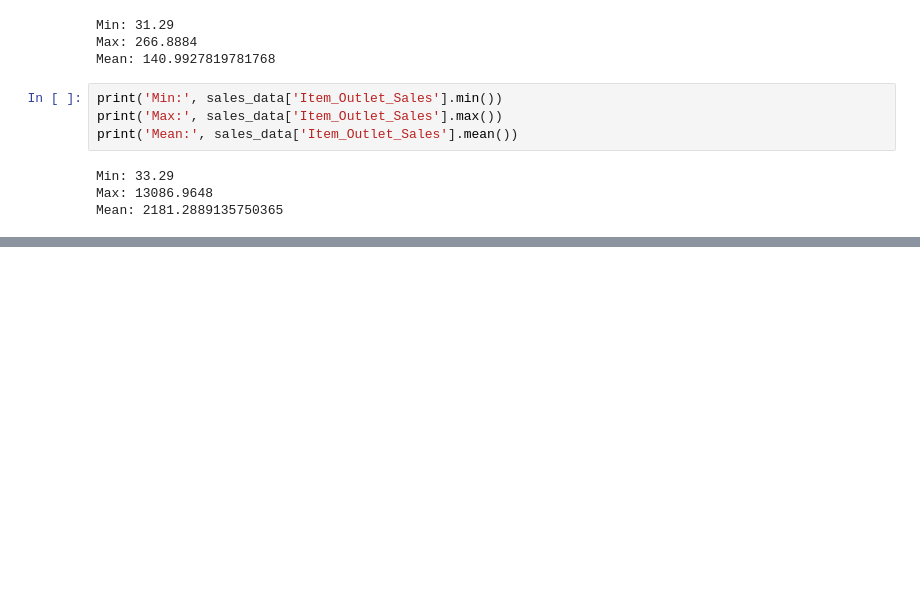
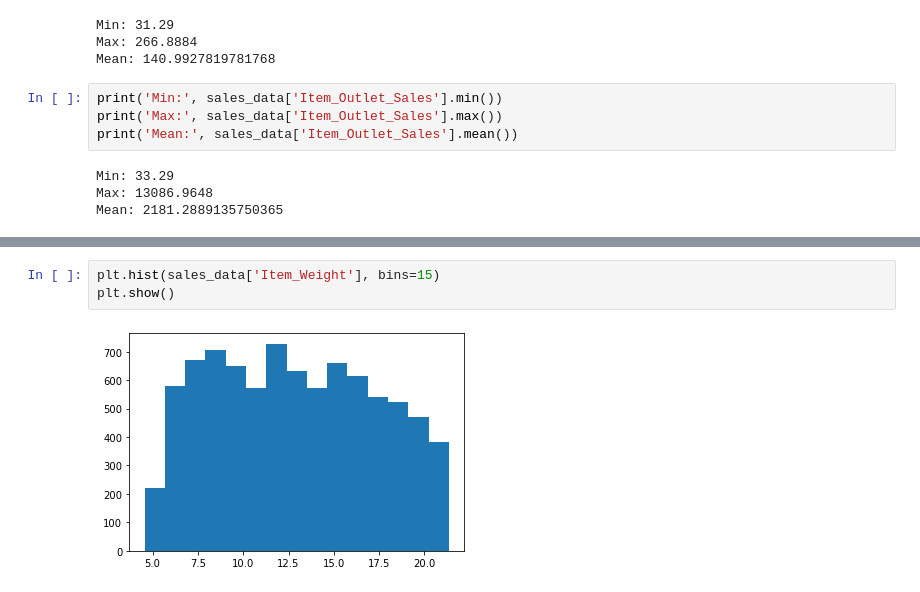
Before and after one commit to SpencerReno/sales-predictions, a Jupyter notebook: Sales_predictions.ipynb, the cells around one changed output, grey strips where cells are left out. Saved outputs shown, nothing was run; the diff lists cells and outputs as text; blank space fills up the shorter version.

```diff
--- a/Sales_predictions.ipynb
+++ b/Sales_predictions.ipynb
@@ -167,0 +189,5 @@ Mean: 2181.2889135750365
+# %%
+plt.hist(sales_data['Item_Weight'], bins=15)
+plt.show()
+# %% [output]
+[figure, added]
```
Also changed, not shown: parts of 11 cells of this notebook.
